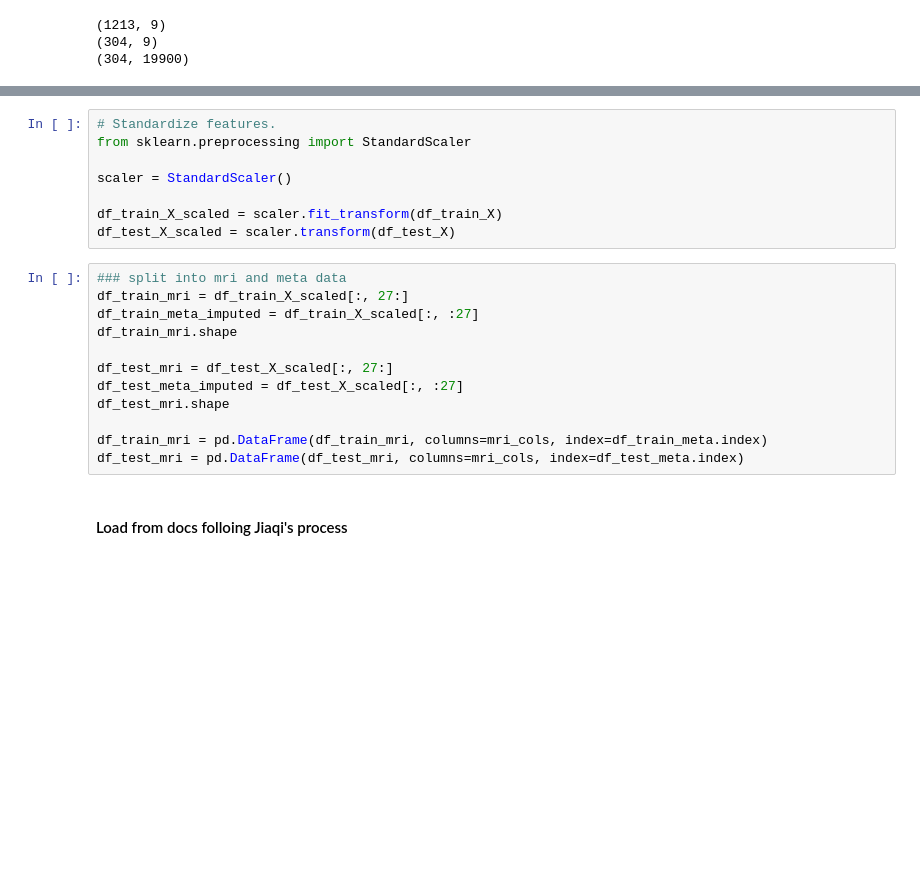
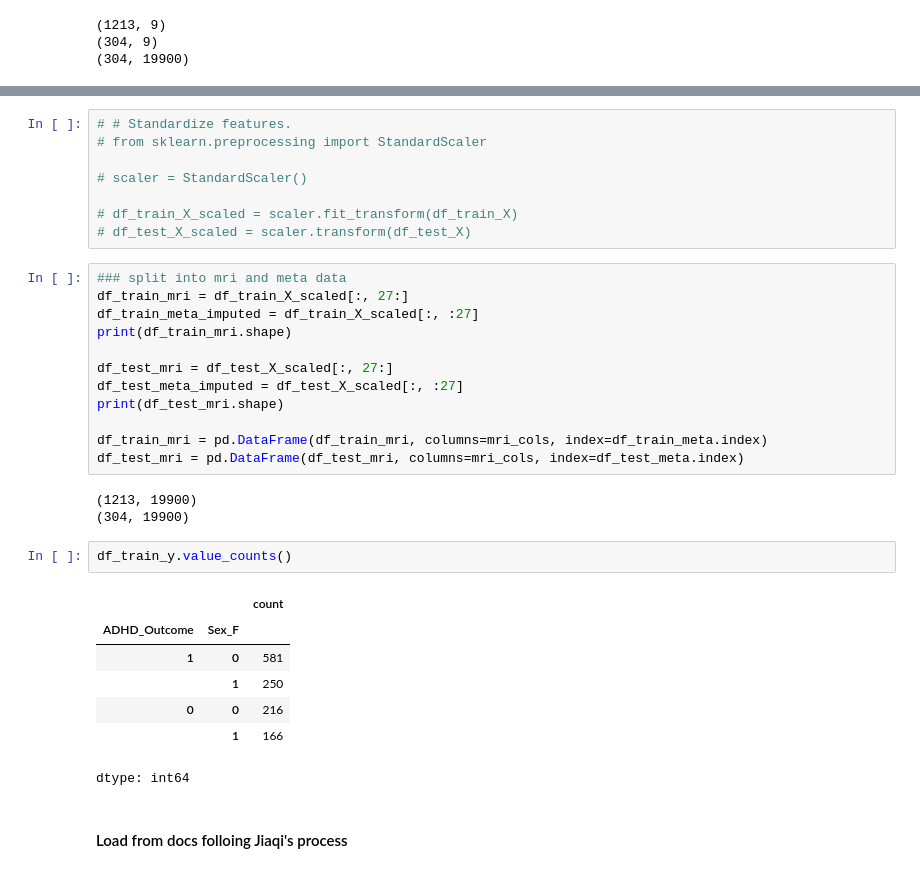
Before and after one commit to jchen0000/widsdatathon2025, a Jupyter notebook: python/CNN_pipeline.ipynb, the cells around one changed output, grey strips where cells are left out. Drawn from its saved outputs; the diff is of its cells as text; blank space fills up the shorter version.

```diff
--- a/python/CNN_pipeline.ipynb
+++ b/python/CNN_pipeline.ipynb
@@ -75,23 +100,36 @@ mri_cols = dtm.columns.values
 # %%
-# Standardize features.
-from sklearn.preprocessing import StandardScaler
+# # Standardize features.
+# from sklearn.preprocessing import StandardScaler
 
-scaler = StandardScaler()
+# scaler = StandardScaler()
 
-df_train_X_scaled = scaler.fit_transform(df_train_X)
-df_test_X_scaled = scaler.transform(df_test_X)
+# df_train_X_scaled = scaler.fit_transform(df_train_X)
+# df_test_X_scaled = scaler.transform(df_test_X)
 # %%
 ### split into mri and meta data
 df_train_mri = df_train_X_scaled[:, 27:]
 df_train_meta_imputed = df_train_X_scaled[:, :27]
-df_train_mri.shape
+print(df_train_mri.shape)
 
 df_test_mri = df_test_X_scaled[:, 27:]
 df_test_meta_imputed = df_test_X_scaled[:, :27]
-df_test_mri.shape
+print(df_test_mri.shape)
 
 df_train_mri = pd.DataFrame(df_train_mri, columns=mri_cols, index=df_train_meta.index)
 df_test_mri = pd.DataFrame(df_test_mri, columns=mri_cols, index=df_test_meta.index)
+# %% [output]
+(1213, 19900)
+(304, 19900)
+# %%
+df_train_y.value_counts()
+# %% [output]
+|  |  | count |
+| ADHD_Outcome | Sex_F |  |
+| 1 | 0 | 581 |
+|  | 1 | 250 |
+| 0 | 0 | 216 |
+|  | 1 | 166 |
+dtype: int64
 # %% [markdown]
 #### Load from docs folloing Jiaqi's process
 # %%
```
Also changed, not shown: parts of 23 cells of this notebook.
